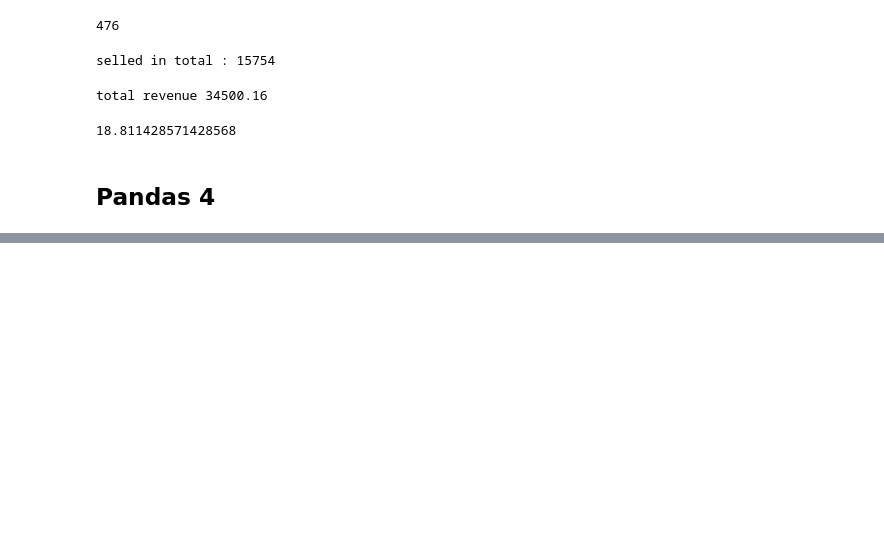
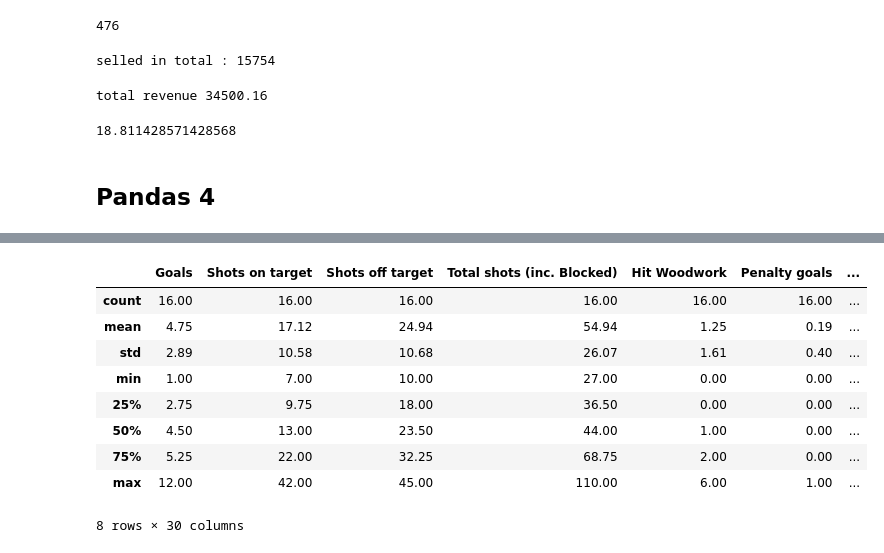
Before and after one commit to loic-roux-404/py-train, a Jupyter notebook: ml-solo/start-pandas.ipynb, the cells around one changed output, grey strips where cells are left out. Saved outputs shown, nothing was run; the diff lists cells and outputs as text; code cells hidden in the pictures; blank space fills up the shorter version.

```diff
--- a/ml-solo/start-pandas.ipynb
+++ b/ml-solo/start-pandas.ipynb
@@ -433,0 +451,13 @@ df.groupby('order_id').item_price.sum().mean()
+# %%
+df.describe().round(2)
+# %% [output]
+|  | Goals | Shots on target | Shots off target | Total shots (inc. Blocked) | Hit Woodwork | Penalty goals | ... |
+| count | 16.00 | 16.00 | 16.00 | 16.00 | 16.00 | 16.00 | ... |
+| mean | 4.75 | 17.12 | 24.94 | 54.94 | 1.25 | 0.19 | ... |
+| std | 2.89 | 10.58 | 10.68 | 26.07 | 1.61 | 0.40 | ... |
+| min | 1.00 | 7.00 | 10.00 | 27.00 | 0.00 | 0.00 | ... |
+| 25% | 2.75 | 9.75 | 18.00 | 36.50 | 0.00 | 0.00 | ... |
+| 50% | 4.50 | 13.00 | 23.50 | 44.00 | 1.00 | 0.00 | ... |
+| 75% | 5.25 | 22.00 | 32.25 | 68.75 | 2.00 | 0.00 | ... |
+| max | 12.00 | 42.00 | 45.00 | 110.00 | 6.00 | 1.00 | ... |
+8 rows × 30 columns
```
Also changed, not shown: parts of 10 cells of this notebook.
